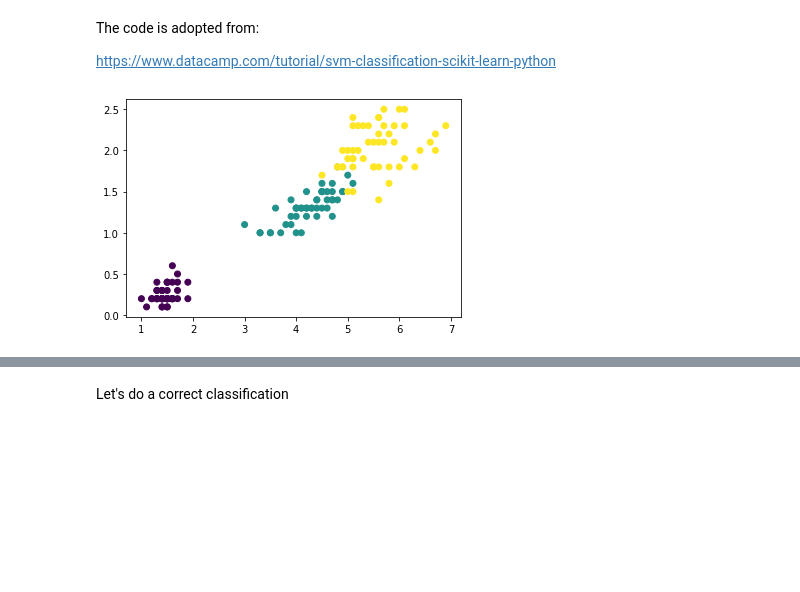
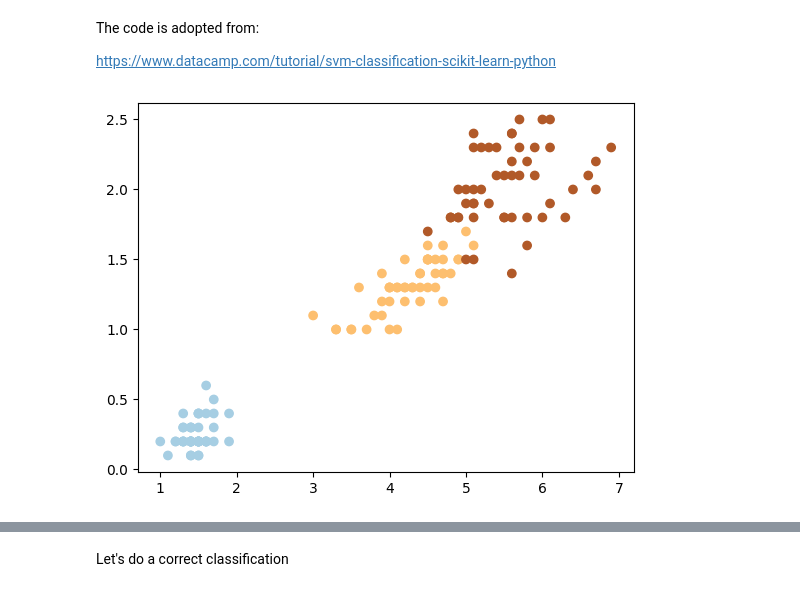
Before and after one commit to encoras/Artificial-Intelligence-Group, a Jupyter notebook: SVM_test.ipynb, the cells around one changed output, grey strips where cells are left out. Saved outputs shown, nothing was run; the diff lists cells and outputs as text; code cells hidden in the pictures; blank space fills up the shorter version.

```diff
--- a/SVM_test.ipynb
+++ b/SVM_test.ipynb
@@ -8,30 +8,30 @@ https://www.datacamp.com/tutorial/svm-classification-scikit-learn-python
 # %%
 import numpy as np
 import pylab as pl
 from sklearn import svm, datasets
 
 # import some data to play with
 iris = datasets.load_iris()
 X = iris.data[:, 2:]  # we only take the first two features. We could
                       # avoid this ugly slicing by using a two-dim dataset
 Y = iris.target
 
 
 
 # we create an instance of SVM and fit out data. We do not scale our
 # data since we want to plot the support vectors
-C = 100  # SVM regularization parameter
-svc = svm.SVC(random_state=123, kernel='linear', C=C).fit(X, Y)
-rbf_svc = svm.SVC(random_state=123, kernel='rbf', gamma=0.7, C=C).fit(X, Y)
-poly_svc = svm.SVC(random_state=123,kernel='poly', degree=3, C=C).fit(X, Y)
-lin_svc = svm.LinearSVC(random_state=123,C=C).fit(X, Y)
+C = 1  # SVM regularization parameter
+svc = svm.SVC(random_state=123, kernel='linear', C=C, max_iter=2000).fit(X, Y)
+rbf_svc = svm.SVC(random_state=123, kernel='rbf', gamma=0.7, C=C, max_iter=2000).fit(X, Y)
+poly_svc = svm.SVC(random_state=123,kernel='poly', degree=3, C=C, max_iter=2000).fit(X, Y)
+lin_svc = svm.LinearSVC(random_state=123,C=C, max_iter=2000).fit(X, Y)
 
     # Plot also the training points
-pl.scatter(X[:, 0], X[:, 1], c=Y)
+pl.scatter(X[:, 0], X[:, 1], c=Y, cmap=pl.cm.Paired)
 
 pl.show()
 # %% [output]
-[figure, old version]
+[figure, new version]
 # %%
 
 # Let's plot 2D mesh grid with division hiperplanes
```
Also changed, not shown: parts of 6 cells of this notebook.
